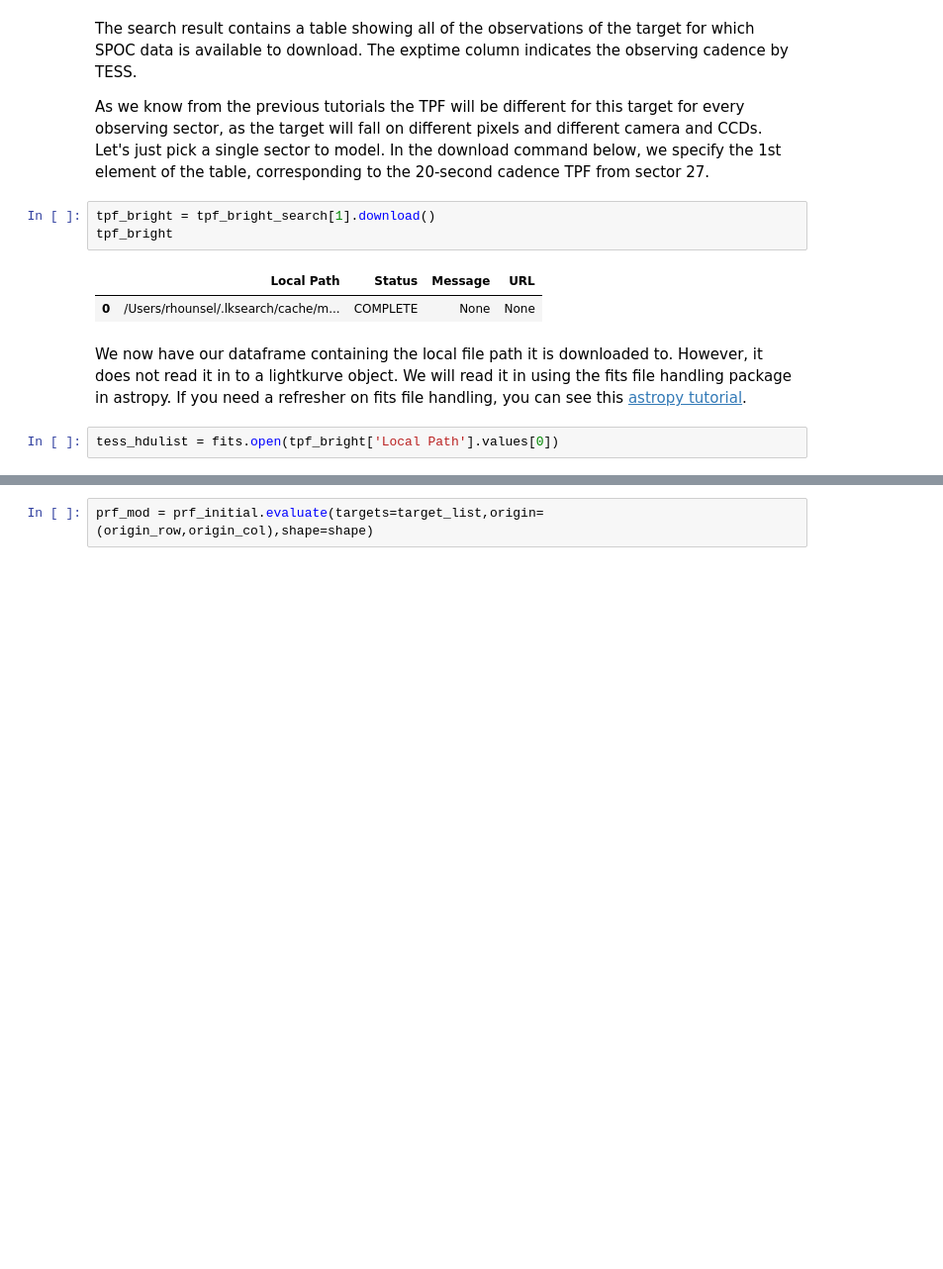
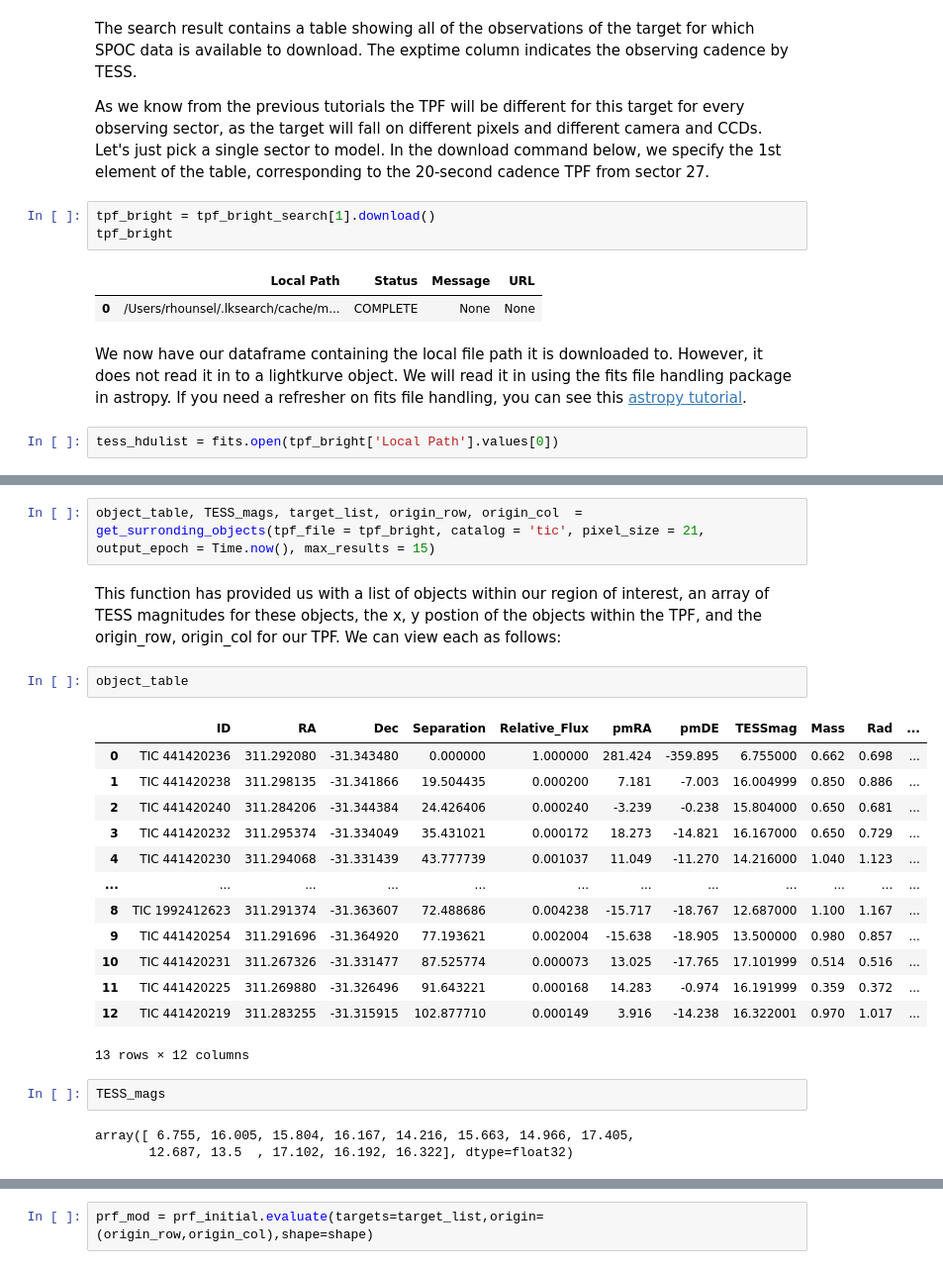
Before and after one commit to lightkurve/lkprf, a Jupyter notebook: docs/tutorials/lkprf_aperture_example.ipynb, the cells around one changed output, grey strips where cells are left out. Shown at 99% size. Saved outputs shown, nothing was run; the diff lists cells and outputs as text; blank space fills up the shorter version.

```diff
--- a/docs/tutorials/lkprf_aperture_example.ipynb
+++ b/docs/tutorials/lkprf_aperture_example.ipynb
@@ -108,0 +163,25 @@ target_list = list(zip(target_row, target_col))
+# %%
+object_table, TESS_mags, target_list, origin_row, origin_col  = get_surronding_objects(tpf_file = tpf_bright, catalog = 'tic', pixel_size = 21, output_epoch = Time.now(), max_results = 15)
+# %% [markdown]
+This function has provided us with a list of objects within our region of interest, an array of TESS magnitudes for these objects, the x, y postion of the objects within the TPF, and the origin_row, origin_col for our TPF. We can view each as follows:
+# %%
+object_table
+# %% [output]
+|  | ID | RA | Dec | Separation | Relative_Flux | pmRA | pmDE | TESSmag | Mass | Rad | ... |
+| 0 | TIC 441420236 | 311.292080 | -31.343480 | 0.000000 | 1.000000 | 281.424 | -359.895 | 6.755000 | 0.662 | 0.698 | ... |
+| 1 | TIC 441420238 | 311.298135 | -31.341866 | 19.504435 | 0.000200 | 7.181 | -7.003 | 16.004999 | 0.850 | 0.886 | ... |
+| 2 | TIC 441420240 | 311.284206 | -31.344384 | 24.426406 | 0.000240 | -3.239 | -0.238 | 15.804000 | 0.650 | 0.681 | ... |
+| 3 | TIC 441420232 | 311.295374 | -31.334049 | 35.431021 | 0.000172 | 18.273 | -14.821 | 16.167000 | 0.650 | 0.729 | ... |
+| 4 | TIC 441420230 | 311.294068 | -31.331439 | 43.777739 | 0.001037 | 11.049 | -11.270 | 14.216000 | 1.040 | 1.123 | ... |
+| ... | ... | ... | ... | ... | ... | ... | ... | ... | ... | ... | ... |
+| 8 | TIC 1992412623 | 311.291374 | -31.363607 | 72.488686 | 0.004238 | -15.717 | -18.767 | 12.687000 | 1.100 | 1.167 | ... |
+| 9 | TIC 441420254 | 311.291696 | -31.364920 | 77.193621 | 0.002004 | -15.638 | -18.905 | 13.500000 | 0.980 | 0.857 | ... |
+| 10 | TIC 441420231 | 311.267326 | -31.331477 | 87.525774 | 0.000073 | 13.025 | -17.765 | 17.101999 | 0.514 | 0.516 | ... |
+| 11 | TIC 441420225 | 311.269880 | -31.326496 | 91.643221 | 0.000168 | 14.283 | -0.974 | 16.191999 | 0.359 | 0.372 | ... |
+| 12 | TIC 441420219 | 311.283255 | -31.315915 | 102.877710 | 0.000149 | 3.916 | -14.238 | 16.322001 | 0.970 | 1.017 | ... |
+13 rows × 12 columns
+# %%
+TESS_mags
+# %% [output]
+array([ 6.755, 16.005, 15.804, 16.167, 14.216, 15.663, 14.966, 17.405,
+       12.687, 13.5  , 17.102, 16.192, 16.322], dtype=float32)
```
Also changed, not shown: parts of 42 cells of this notebook.
